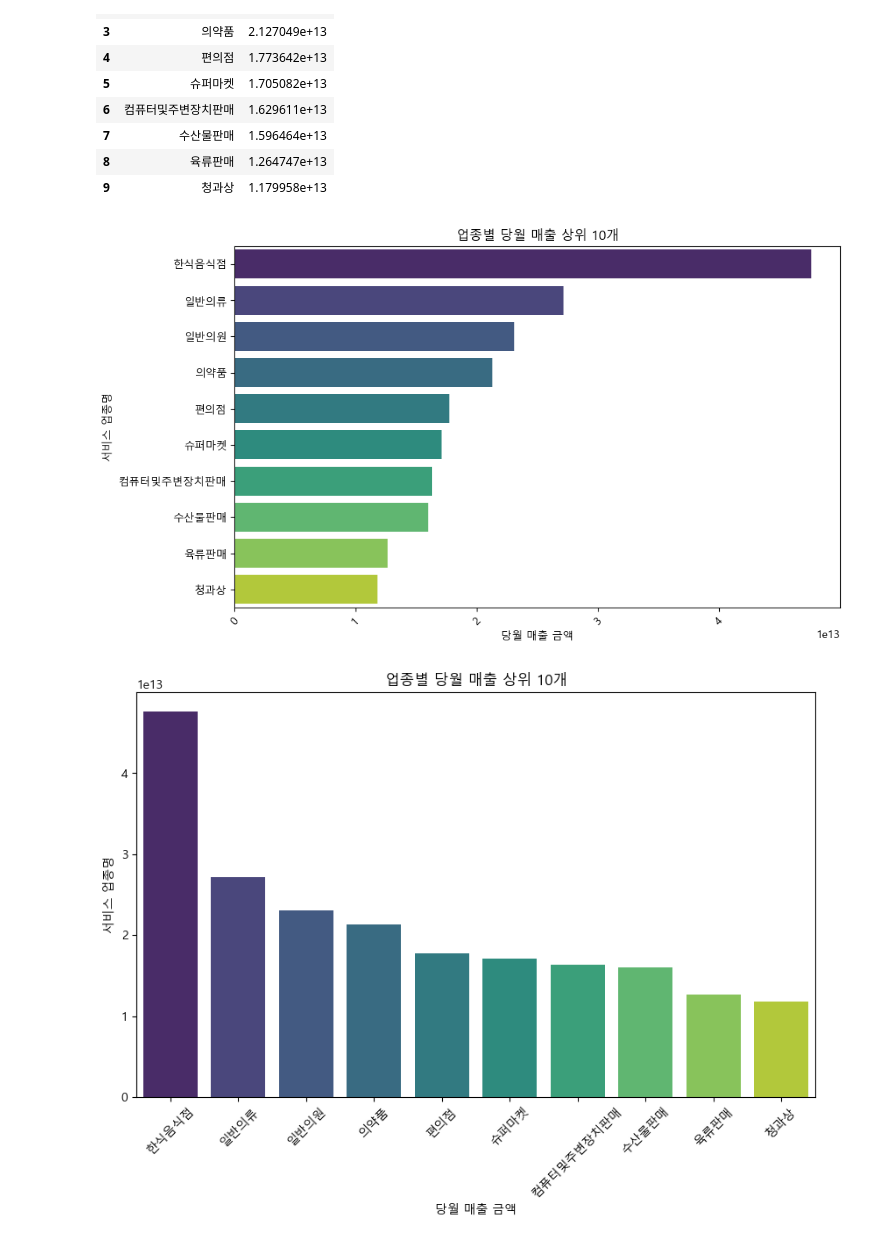
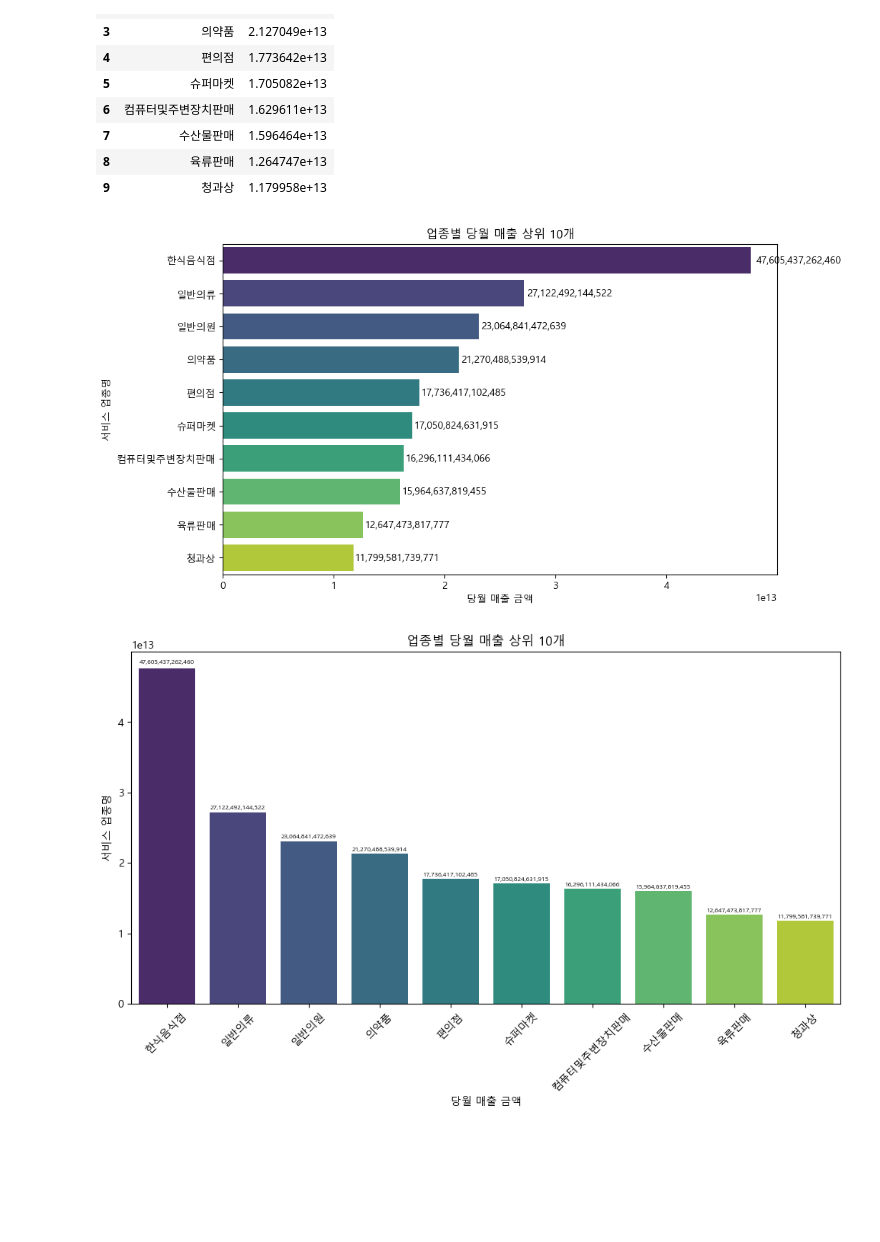
Before and after one commit to kyuyounglee-20250607/https---github.com-kyuyounglee-20250607-python-study-git, a Jupyter notebook: 6.openapi_seoul/03.ipynb, the cells around one changed output. Cells and saved outputs as stored; diff of their text form; code cells hidden in the pictures; blank space fills up the shorter version.

```diff
--- a/6.openapi_seoul/03.ipynb
+++ b/6.openapi_seoul/03.ipynb
@@ -35,20 +35,29 @@ matplotlib.rcParams['axes.unicode_minus'] = False     # 음수 부호 깨짐 방
 # %%
 plt.figure(figsize=(10,6))  # 그래프의 전체 크기를 설정
 sns.barplot(data=top10,y = '서비스_업종_코드_명',x='당월_매출_금액', palette='viridis',hue='서비스_업종_코드_명')
 plt.title('업종별 당월 매출 상위 10개')
-plt.xticks(rotation=45)
+
+# 막대 위 값 표시
+for i, v in enumerate(top10['당월_매출_금액']):
+    plt.text(v + v*0.01, i, f'{v:,.0f}', va='center', fontsize=10)
+
 plt.xlabel('당월 매출 금액')
 plt.ylabel('서비스 업종명')
 plt.show()
 # %% [output]
-[figure, old version]
+[figure, new version]
 # %%
-plt.figure(figsize=(10,6))  # 그래프의 전체 크기를 설정
+plt.figure(figsize=(12,6))  # 그래프의 전체 크기를 설정
 sns.barplot(data=top10,x = '서비스_업종_코드_명',y='당월_매출_금액', palette='viridis',hue='서비스_업종_코드_명')
 plt.title('업종별 당월 매출 상위 10개')
+
+# 막대 위 값 표시
+for i, v in enumerate(top10['당월_매출_금액']):
+    plt.text(i, v + v*0.01, f'{v:,.0f}', ha='center', va='bottom', fontsize=6)
+
 plt.xticks(rotation=45)
 plt.xlabel('당월 매출 금액')
 plt.ylabel('서비스 업종명')
 plt.show()
 # %% [output]
-[figure, old version]
+[figure, new version]
```
Also changed, not shown: parts of 1 cell of this notebook.
